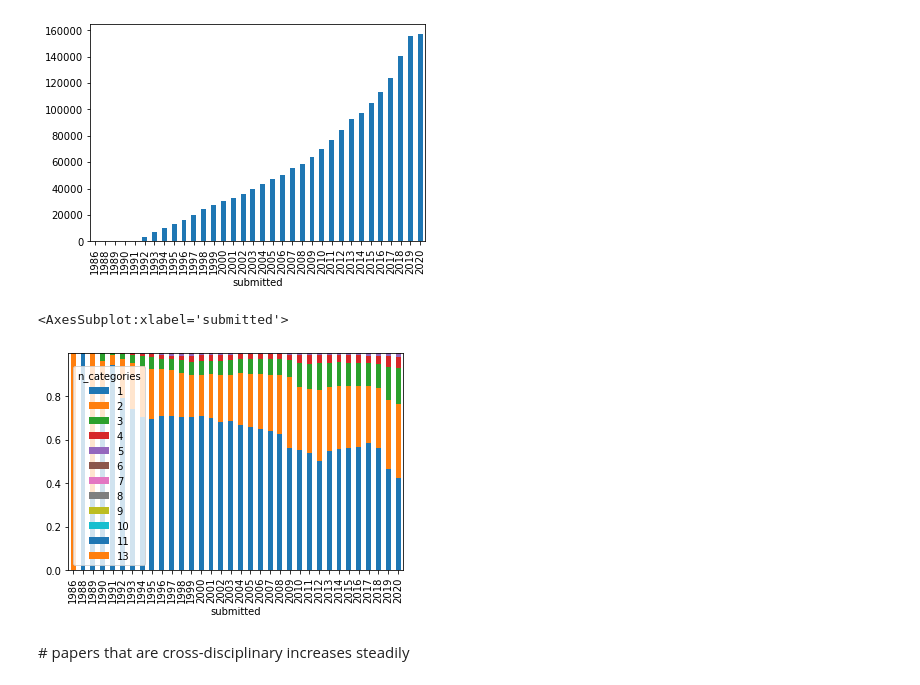
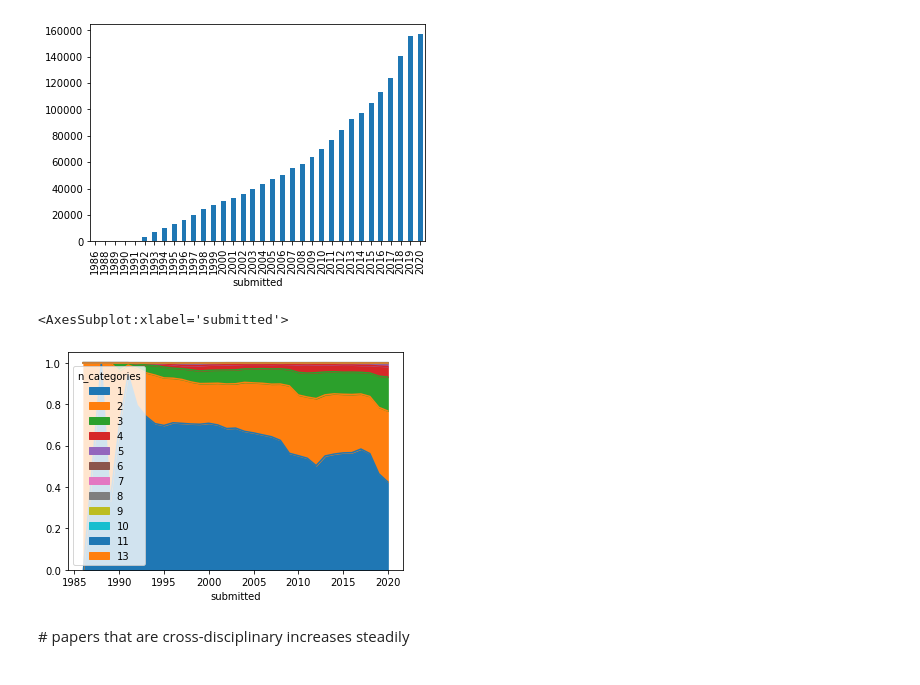
Before and after one commit to paniterka/arxiv-analysis, a Jupyter notebook: read_and_explore.ipynb, the cells around one changed output. Saved outputs shown, nothing was run; the diff lists cells and outputs as text; code cells hidden in the pictures.

```diff
--- a/read_and_explore.ipynb
+++ b/read_and_explore.ipynb
@@ -390,10 +390,10 @@ year_vs_ncat.sum(axis=1).plot.bar()
 <AxesSubplot:xlabel='submitted'>
 [figure]
 # %%
-year_vs_ncat2.plot.bar(stacked=True)
+year_vs_ncat2.plot.area(stacked=True)
 # %% [output]
 <AxesSubplot:xlabel='submitted'>
-[figure, old version]
+[figure, new version]
 # %% [markdown]
 \# papers that are cross-disciplinary increases steadily
 # %%
```
Also changed, not shown: parts of 16 cells of this notebook.
